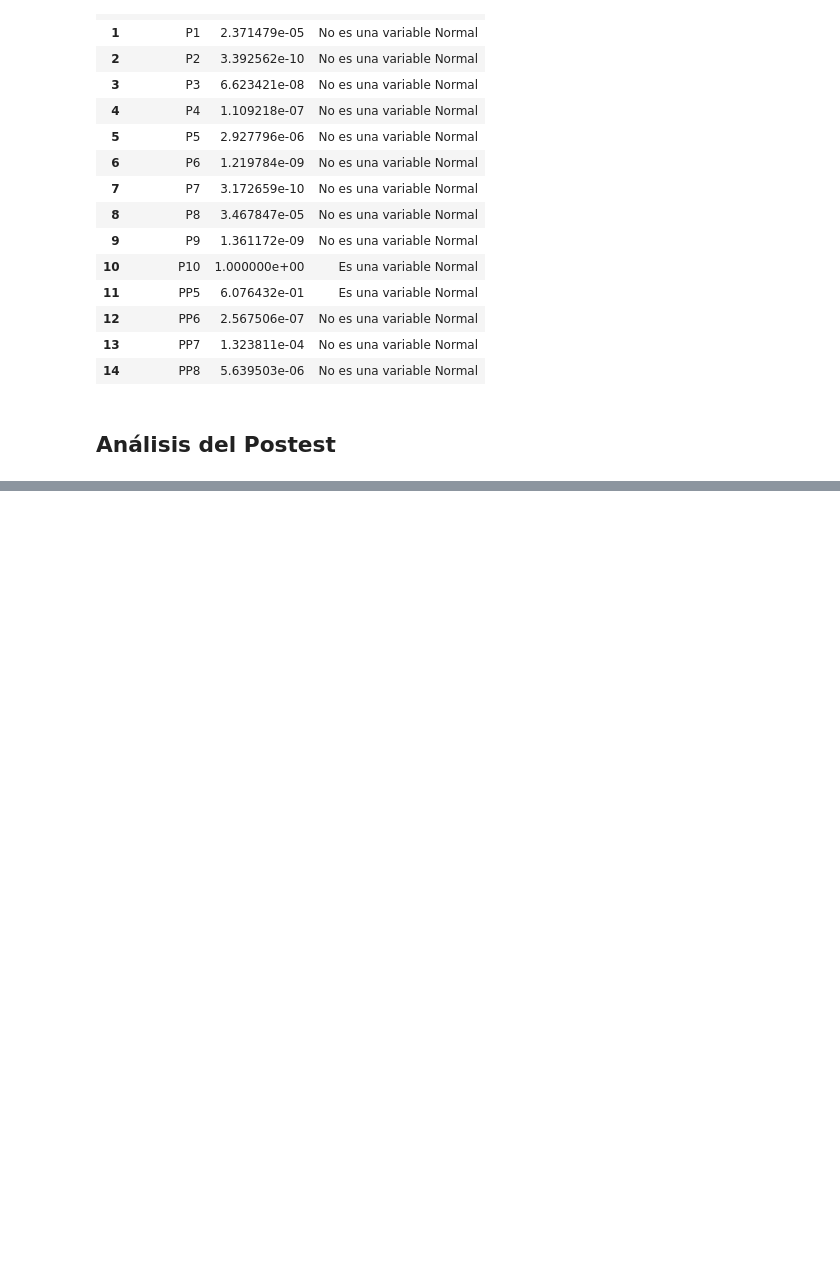
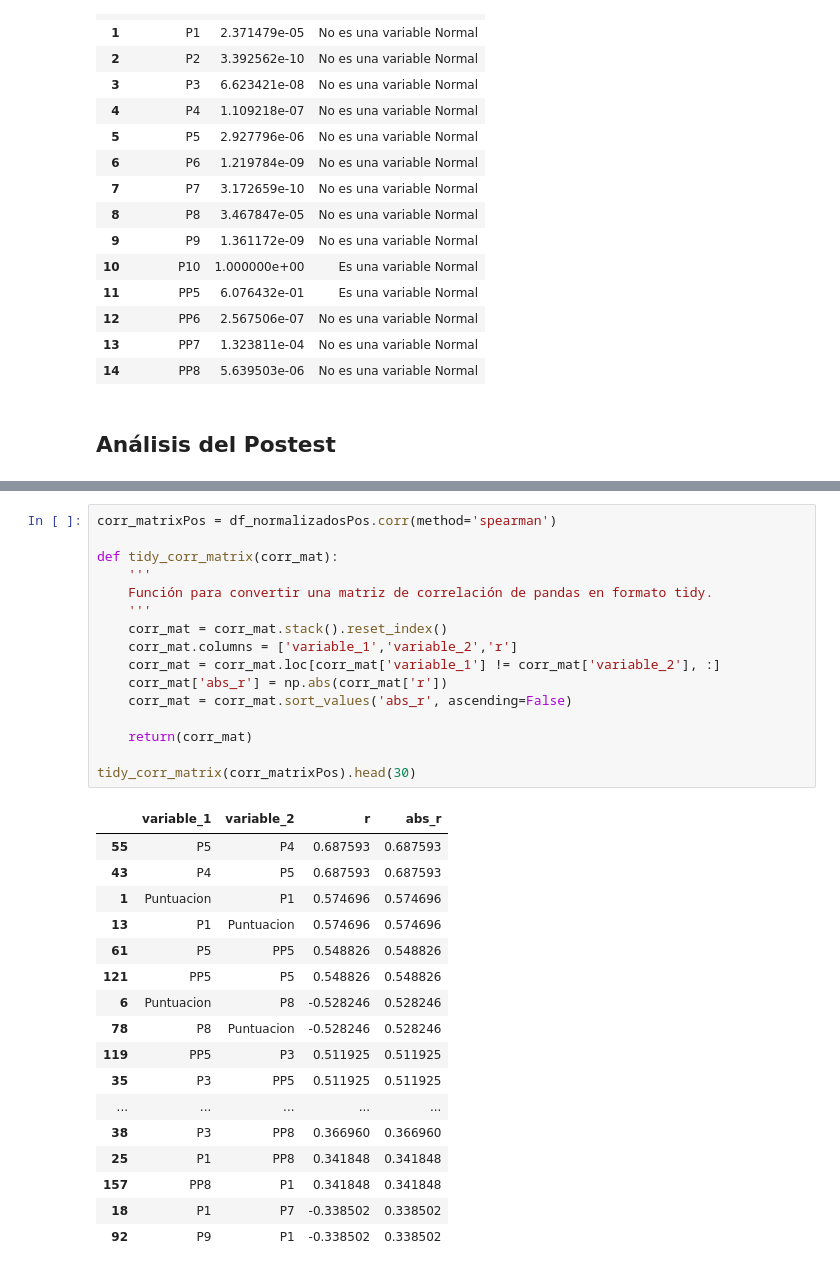
Before and after one commit to jaquimbayoc7/ProyeccionSocialAdultos, a Jupyter notebook: AnalisisPrePostest.ipynb, the cells around one changed output, grey strips where cells are left out. Drawn from its saved outputs; the diff is of its cells as text; blank space fills up the shorter version.

```diff
--- a/Pretest_Proyecto_Banco_de_la_Republica.ipynb
+++ b/AnalisisPrePostest.ipynb
@@ -829,0 +872,34 @@ testShapiroWilk(df_normalizados)
+# %%
+corr_matrixPos = df_normalizadosPos.corr(method='spearman')
+
+def tidy_corr_matrix(corr_mat):
+    '''
+    Función para convertir una matriz de correlación de pandas en formato tidy.
+    '''
+    corr_mat = corr_mat.stack().reset_index()
+    corr_mat.columns = ['variable_1','variable_2','r']
+    corr_mat = corr_mat.loc[corr_mat['variable_1'] != corr_mat['variable_2'], :]
+    corr_mat['abs_r'] = np.abs(corr_mat['r'])
+    corr_mat = corr_mat.sort_values('abs_r', ascending=False)
+
+    return(corr_mat)
+
+tidy_corr_matrix(corr_matrixPos).head(30)
+# %% [output]
+|  | variable_1 | variable_2 | r | abs_r |
+| 55 | P5 | P4 | 0.687593 | 0.687593 |
+| 43 | P4 | P5 | 0.687593 | 0.687593 |
+| 1 | Puntuacion | P1 | 0.574696 | 0.574696 |
+| 13 | P1 | Puntuacion | 0.574696 | 0.574696 |
+| 61 | P5 | PP5 | 0.548826 | 0.548826 |
+| 121 | PP5 | P5 | 0.548826 | 0.548826 |
+| 6 | Puntuacion | P8 | -0.528246 | 0.528246 |
+| 78 | P8 | Puntuacion | -0.528246 | 0.528246 |
+| 119 | PP5 | P3 | 0.511925 | 0.511925 |
+| 35 | P3 | PP5 | 0.511925 | 0.511925 |
+| ... | ... | ... | ... | ... |
+| 38 | P3 | PP8 | 0.366960 | 0.366960 |
+| 25 | P1 | PP8 | 0.341848 | 0.341848 |
+| 157 | PP8 | P1 | 0.341848 | 0.341848 |
+| 18 | P1 | P7 | -0.338502 | 0.338502 |
+| 92 | P9 | P1 | -0.338502 | 0.338502 |
```
Also changed, not shown: parts of 15 cells of this notebook, 3 other files.
